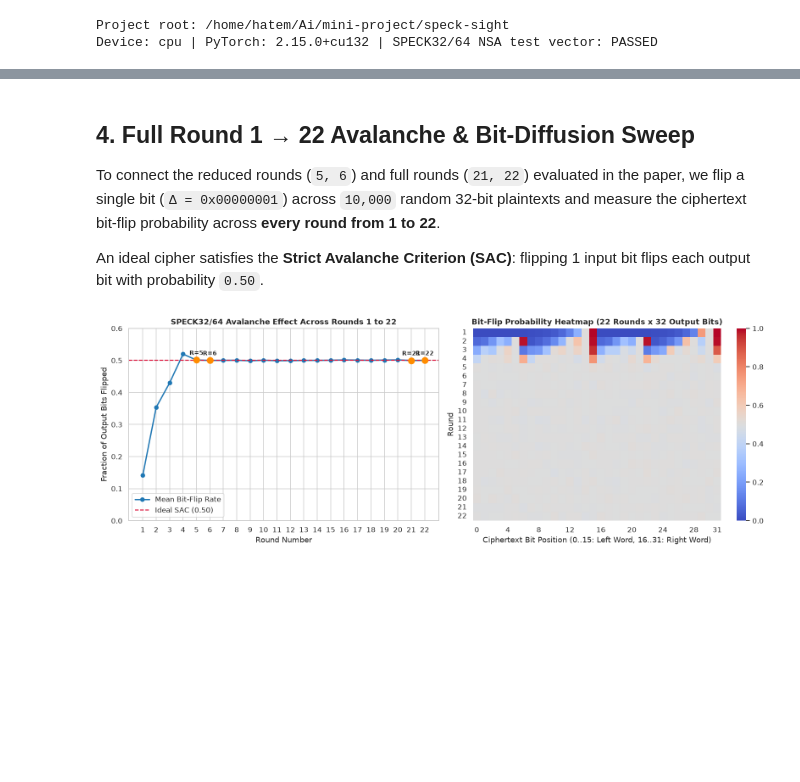
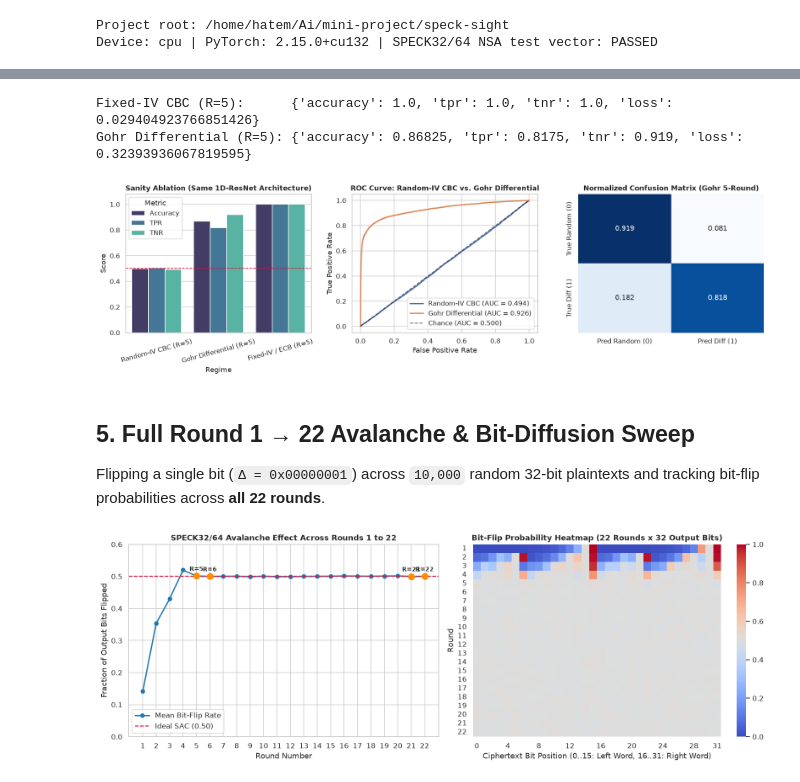
Before and after one commit to hatem12345th/mind-crypto-speck, a Jupyter notebook: notebooks/mind_crypt_analysis.ipynb, the cells around one changed output, grey strips where cells are left out. Drawn from its saved outputs; the diff is of its cells as text; code cells hidden in the pictures; blank space fills up the shorter version.

```diff
--- a/notebooks/mind_crypt_analysis.ipynb
+++ b/notebooks/mind_crypt_analysis.ipynb
@@ -330,9 +226,78 @@ plt.show()
+# %%
+fixed_splits = gen_cbc.generate_split_dataset(
+    train_samples_per_class=5_000, val_samples_per_class=1_000, test_samples_per_class=2_000, iv_mode="fixed"
+)
+fixed_loaders = create_dataloaders(fixed_splits, batch_size=512)
+torch.manual_seed(42)
+model_fixed = ResNetDistinguisher(num_filters=32, depth=1, d1=64, d2=64, num_channels=2)
+train_model(model_fixed, fixed_loaders["train"], fixed_loaders["val"], epochs=3, lr=0.003, verbose=False)
+eval_fixed = evaluate_model(model_fixed, fixed_loaders["test"], device=device)
+
+gohr_splits = generate_gohr_splits(n_train=100_000, n_val=20_000, n_test=20_000, rounds=5, seed=101)
+gohr_loaders = create_dataloaders(gohr_splits, batch_size=5000)
+torch.manual_seed(42)
+model_gohr = ResNetDistinguisher(num_filters=32, depth=1, d1=64, d2=64, num_channels=4)
+train_model(
+    model_gohr, gohr_loaders["train"], gohr_loaders["val"],
+    epochs=12, lr=0.002, scheduler_type="cyclic", cycle_epochs=12, verbose=False,
+)
+eval_gohr = evaluate_model(model_gohr, gohr_loaders["test"], device=device)
+
+print(f"Fixed-IV CBC (R=5):      {eval_fixed}")
+print(f"Gohr Differential (R=5): {eval_gohr}")
+
+def predict_probs(model, loader):
+    model.eval()
+    probs_all, targets_all = [], []
+    with torch.no_grad():
+        for xb, yb in loader:
+            probs_all.append(torch.sigmoid(model(xb.to(device))).cpu().numpy().flatten())
+            targets_all.append(yb.numpy().flatten().astype(int))
+    return np.concatenate(targets_all), np.concatenate(probs_all)
+
+y_true_cbc, y_prob_cbc = predict_probs(model_cbc_rand, cbc_loaders["test"])
+y_true_gohr, y_prob_gohr = predict_probs(model_gohr, gohr_loaders["test"])
+
+ablation_df = pd.DataFrame([
+    {"Regime": "Random-IV CBC (R=5)", "Accuracy": eval_cbc_rand["accuracy"], "TPR": eval_cbc_rand["tpr"], "TNR": eval_cbc_rand["tnr"]},
+    {"Regime": "Gohr Differential (R=5)", "Accuracy": eval_gohr["accuracy"], "TPR": eval_gohr["tpr"], "TNR": eval_gohr["tnr"]},
+    {"Regime": "Fixed-IV / ECB (R=5)", "Accuracy": eval_fixed["accuracy"], "TPR": eval_fixed["tpr"], "TNR": eval_fixed["tnr"]},
+])
+
+fig, axes = plt.subplots(1, 3, figsize=(16, 4.8))
+melted = ablation_df.melt(id_vars="Regime", var_name="Metric", value_name="Score")
+sns.barplot(data=melted, x="Regime", y="Score", hue="Metric", ax=axes[0], palette="mako")
+axes[0].axhline(0.50, color="crimson", linestyle="--", linewidth=1.2)
+axes[0].set_ylim(0, 1.08)
+axes[0].set_title("Sanity Ablation (Same 1D-ResNet Architecture)", fontweight="bold")
+axes[0].tick_params(axis="x", rotation=15)
+
+fpr_c, tpr_c, _ = roc_curve(y_true_cbc, y_prob_cbc)
+fpr_g, tpr_g, _ = roc_curve(y_true_gohr, y_prob_gohr)
+axes[1].plot(fpr_c, tpr_c, label=f"Random-IV CBC (AUC = {auc(fpr_c, tpr_c):.3f})", linewidth=2)
+axes[1].plot(fpr_g, tpr_g, label=f"Gohr Differential (AUC = {auc(fpr_g, tpr_g):.3f})", linewidth=2)
+axes[1].plot([0, 1], [0, 1], "k--", alpha=0.6, label="Chance (AUC = 0.500)")
+axes[1].set_title("ROC Curve: Random-IV CBC vs. Gohr Differential", fontweight="bold")
+axes[1].set_xlabel("False Positive Rate")
+axes[1].set_ylabel("True Positive Rate")
+axes[1].legend(loc="lower right")
+
+cm_gohr = confusion_matrix(y_true_gohr, (y_prob_gohr >= 0.5).astype(int), normalize="true")
+sns.heatmap(cm_gohr, annot=True, fmt=".3f", cmap="Blues", ax=axes[2], cbar=False,
+            xticklabels=["Pred Random (0)", "Pred Diff (1)"],
+            yticklabels=["True Random (0)", "True Diff (1)"])
+axes[2].set_title("Normalized Confusion Matrix (Gohr 5-Round)", fontweight="bold")
+
+plt.tight_layout()
+plt.show()
+# %% [output]
+Fixed-IV CBC (R=5):      {'accuracy': 1.0, 'tpr': 1.0, 'tnr': 1.0, 'loss': 0.029404923766851426}
+Gohr Differential (R=5): {'accuracy': 0.86825, 'tpr': 0.8175, 'tnr': 0.919, 'loss': 0.32393936067819595}
+[figure, added]
 # %% [markdown]
-## 4. Full Round 1 → 22 Avalanche & Bit-Diffusion Sweep
+## 5. Full Round 1 → 22 Avalanche & Bit-Diffusion Sweep
 
-To connect the reduced rounds (`5, 6`) and full rounds (`21, 22`) evaluated in the paper, we flip a single bit (`Δ = 0x00000001`) across `10,000` random 32-bit plaintexts and measure the ciphertext bit-flip probability across **every round from 1 to 22**.
-
-An ideal cipher satisfies the **Strict Avalanche Criterion (SAC)**: flipping 1 input bit flips each output bit with probability `0.50`.
+Flipping a single bit (`Δ = 0x00000001`) across `10,000` random 32-bit plaintexts and tracking bit-flip probabilities across **all 22 rounds**.
 # %%
 n_avalanche = 10_000
 rng_av = np.random.default_rng(2026)
```
Also changed, not shown: parts of 18 cells of this notebook, 16 other files.
